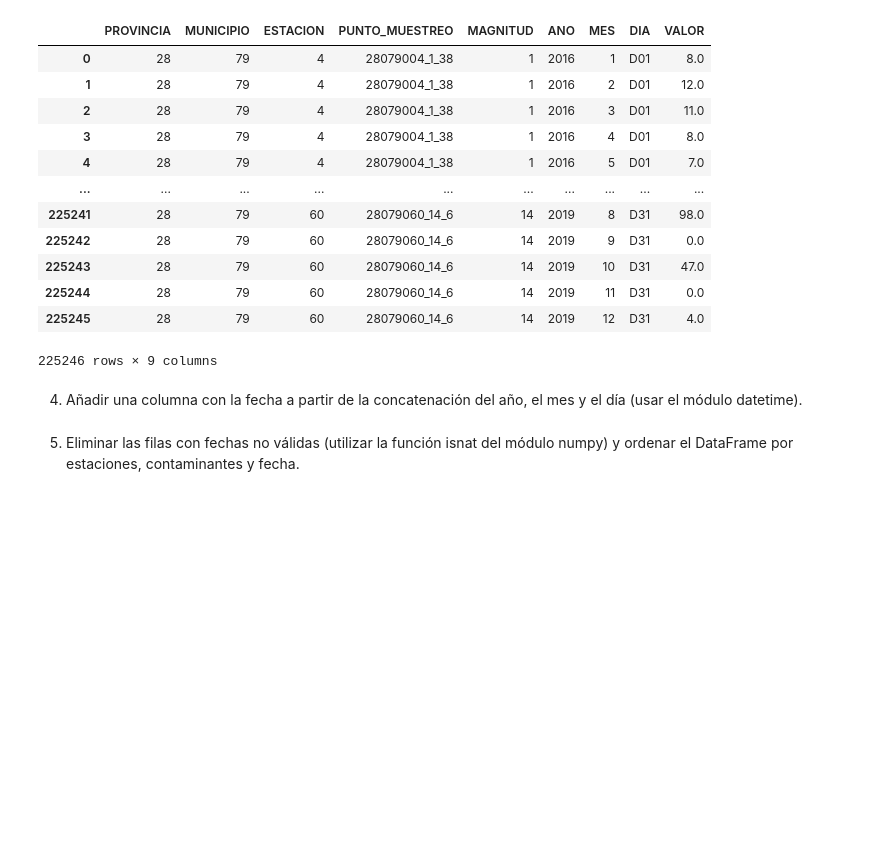
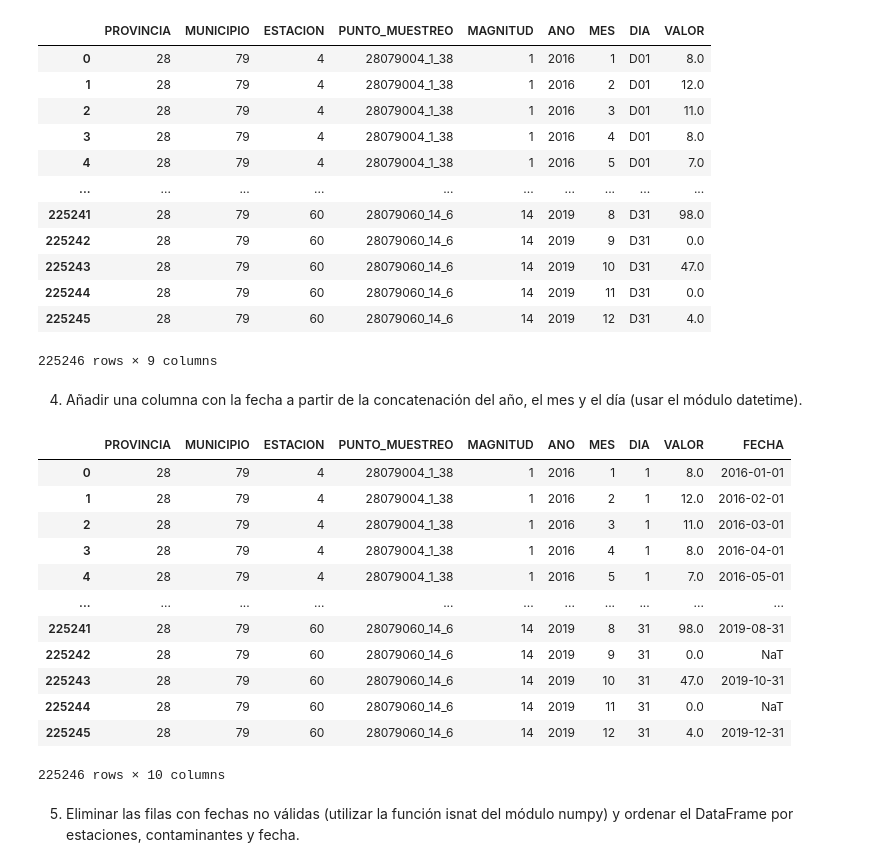
Before and after one commit to aguustingc/PROYECTO-FINAL, a Jupyter notebook: proyecto_1_8.ipynb, the cells around one changed output. Drawn from its saved outputs; the diff is of its cells as text; code cells hidden in the pictures; blank space fills up the shorter version.

Commit message:
Puntos 4, 5 y 6 (modificado)

```diff
--- a/proyecto_1_8.ipynb
+++ b/proyecto_1_8.ipynb
@@ -91,5 +91,33 @@ display(dfValuesPerDay)
 225246 rows × 9 columns
 # %% [markdown]
 4. Añadir una columna con la fecha a partir de la concatenación del año, el mes y el día (usar el módulo datetime).
+# %%
+conversionDic = {'D01': 1, "D02": 2,"D03": 3,"D04": 4,"D05": 5,"D06": 6,"D07": 7,"D08": 8,
+            "D09": 9,"D10": 10,"D11": 11,"D12": 12,"D13": 13,"D14": 14,"D15": 15,"D16": 16,"D17": 17,"D18": 18,"D19": 19,"D20": 20,
+            "D21":21,"D22": 22,"D23": 23,"D24": 24,"D25": 25,"D26": 26,"D27": 27,"D28": 28,"D29": 29,"D30": 30,"D31": 31}
+
+dfDate = pd.DataFrame.copy(dfValuesPerDay)
+dfDate.replace(conversionDic, inplace=True)
+
+fechas = pd.DataFrame([dfDate['ANO'], dfDate['MES'], dfDate['DIA']]).T
+fechas.rename(columns={'ANO':'year', 'MES':'month', 'DIA':'day'}, inplace=True)
+fechas = pd.to_datetime(fechas, format='%d-%m-%Y', errors='coerce')
+
+dfDate['FECHA'] = fechas
+dfDate
+# %% [output]
+|  | PROVINCIA | MUNICIPIO | ESTACION | PUNTO_MUESTREO | MAGNITUD | ANO | MES | DIA | VALOR | FECHA |
+| 0 | 28 | 79 | 4 | 28079004_1_38 | 1 | 2016 | 1 | 1 | 8.0 | 2016-01-01 |
+| 1 | 28 | 79 | 4 | 28079004_1_38 | 1 | 2016 | 2 | 1 | 12.0 | 2016-02-01 |
+| 2 | 28 | 79 | 4 | 28079004_1_38 | 1 | 2016 | 3 | 1 | 11.0 | 2016-03-01 |
+| 3 | 28 | 79 | 4 | 28079004_1_38 | 1 | 2016 | 4 | 1 | 8.0 | 2016-04-01 |
+| 4 | 28 | 79 | 4 | 28079004_1_38 | 1 | 2016 | 5 | 1 | 7.0 | 2016-05-01 |
+| ... | ... | ... | ... | ... | ... | ... | ... | ... | ... | ... |
+| 225241 | 28 | 79 | 60 | 28079060_14_6 | 14 | 2019 | 8 | 31 | 98.0 | 2019-08-31 |
+| 225242 | 28 | 79 | 60 | 28079060_14_6 | 14 | 2019 | 9 | 31 | 0.0 | NaT |
+| 225243 | 28 | 79 | 60 | 28079060_14_6 | 14 | 2019 | 10 | 31 | 47.0 | 2019-10-31 |
+| 225244 | 28 | 79 | 60 | 28079060_14_6 | 14 | 2019 | 11 | 31 | 0.0 | NaT |
+| 225245 | 28 | 79 | 60 | 28079060_14_6 | 14 | 2019 | 12 | 31 | 4.0 | 2019-12-31 |
+225246 rows × 10 columns
 # %% [markdown]
 5. Eliminar las filas con fechas no válidas (utilizar la función isnat del módulo numpy) y ordenar el DataFrame por estaciones, contaminantes y fecha.
```
Also changed, not shown: parts of 3 cells of this notebook.
